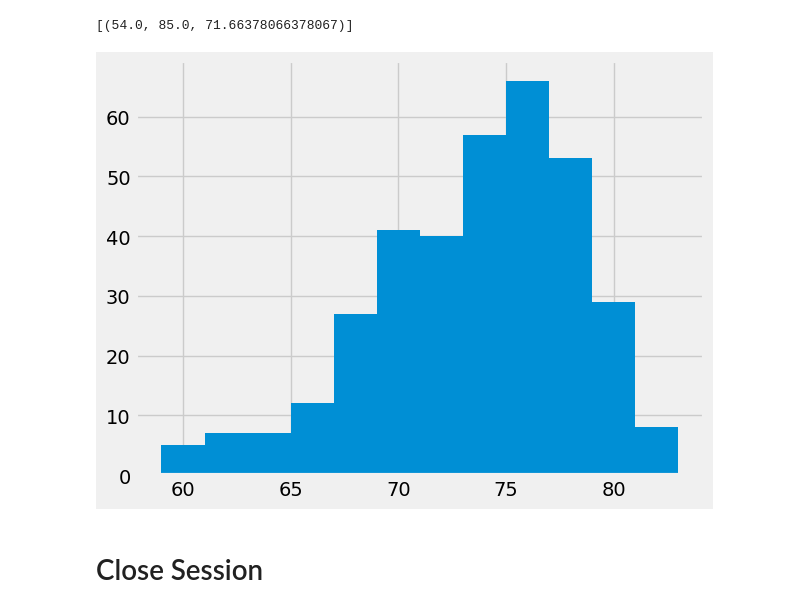
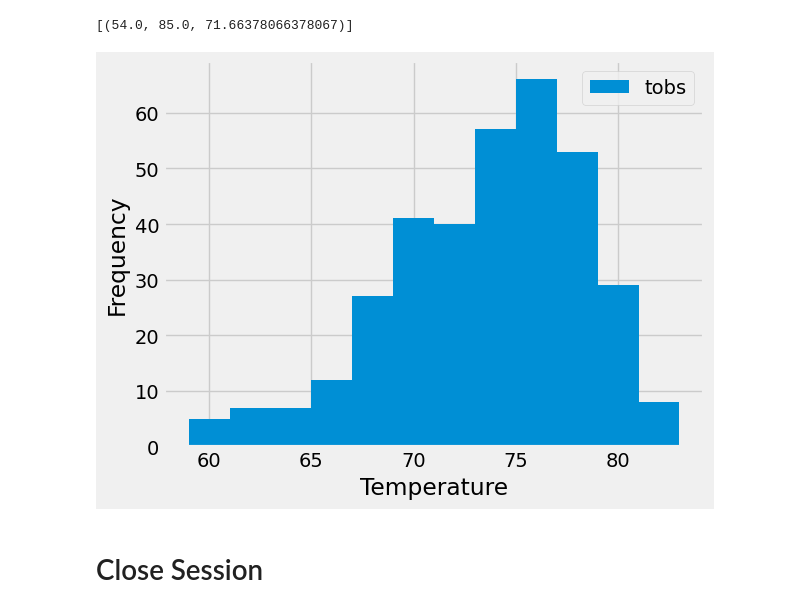
Before and after one commit to mlucas1206/sqlalchemy-chellenge, a Jupyter notebook: SurfsUp/climate_starter.ipynb, the cells around one changed output. Cells and saved outputs as stored; diff of their text form; code cells hidden in the pictures.

```diff
--- a/SurfsUp/climate_starter.ipynb
+++ b/SurfsUp/climate_starter.ipynb
@@ -170,22 +157,24 @@ active_query = session.query(*active_sel).filter(measurement.station == station_
 # %%
 # Using the most active station id
 # Query the last 12 months of temperature observation data for this station and plot the results as a histogram
 #tobs_data = session.query(measurement.tobs, func.count(measurement.tobs)).\
     #filter(measurement.station == station_count[0][0] , measurement.date >= str(t12), measurement.prcp != None).\
         #group_by(measurement.tobs).order_by(measurement.tobs).all()
 
 tobs_data = session.query(measurement.tobs).\
     filter(measurement.station == station_count[0][0] , measurement.date >= str(t12)).\
         order_by(measurement.tobs).all()
 
 values = [row[0] for row in tobs_data]
 
 plt.hist(values, bins = 12)
-
+plt.legend(['tobs'], loc = 'best')
+plt.xlabel('Temperature')
+plt.ylabel('Frequency')
 plt.tight_layout()
 plt.show()
 # %% [output]
-[figure, old version]
+[figure, new version]
 # %% [markdown]
 # Close Session
 # %%
```
Also changed, not shown: parts of 4 cells of this notebook, 1 other file.
